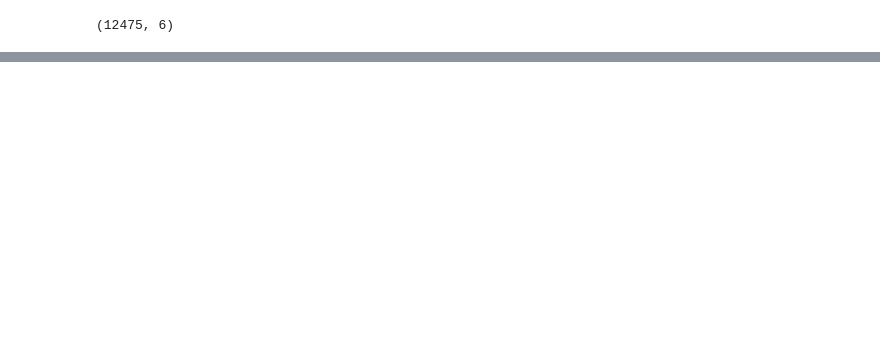
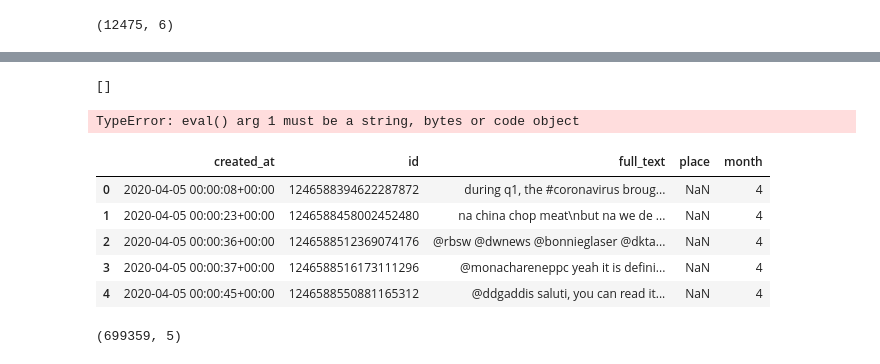
Before and after one commit to cravenre/Twitter_sentiment_in_pandemic, a Jupyter notebook: entity_grouping.ipynb, the cells around one changed output, grey strips where cells are left out. Drawn from its saved outputs; the diff is of its cells as text; code cells hidden in the pictures; blank space fills up the shorter version.

```diff
--- a/entity_grouping.ipynb
+++ b/entity_grouping.ipynb
@@ -95,0 +212,24 @@ test.shape
+# %%
+bad_trump_df
+# %% [output]
+[]
+# %%
+ent_df_joiner(trump_df)
+#china_df.to_pickle('data/joined_ent_df/china_df.csv')
+# %% [output]
+TypeError: eval() arg 1 must be a string, bytes or code object
+# %%
+china_test = pd.read_pickle('data/joined_ent_df/china_df.csv')
+# %%
+china_test.head()
+# %% [output]
+|  | created_at | id | full_text | place | month |
+| 0 | 2020-04-05 00:00:08+00:00 | 1246588394622287872 | during q1, the #coronavirus broug... | NaN | 4 |
+| 1 | 2020-04-05 00:00:23+00:00 | 1246588458002452480 | na china chop meat\nbut na we de ... | NaN | 4 |
+| 2 | 2020-04-05 00:00:36+00:00 | 1246588512369074176 | @rbsw @dwnews @bonnieglaser @dkta... | NaN | 4 |
+| 3 | 2020-04-05 00:00:37+00:00 | 1246588516173111296 | @monachareneppc yeah it is defini... | NaN | 4 |
+| 4 | 2020-04-05 00:00:45+00:00 | 1246588550881165312 | @ddgaddis saluti, you can read it... | NaN | 4 |
+# %%
+china_test.shape
+# %% [output]
+(699359, 5)
```
Also changed, not shown: parts of 32 cells of this notebook, 1 other file.
